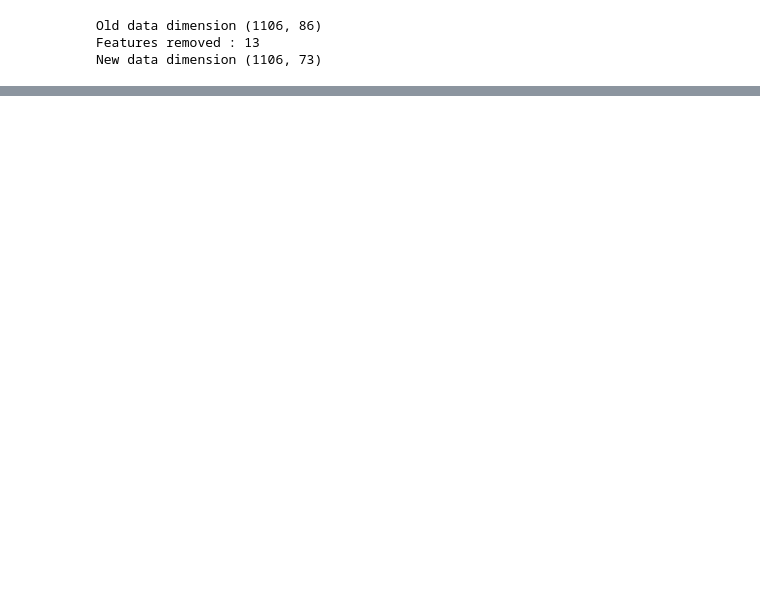
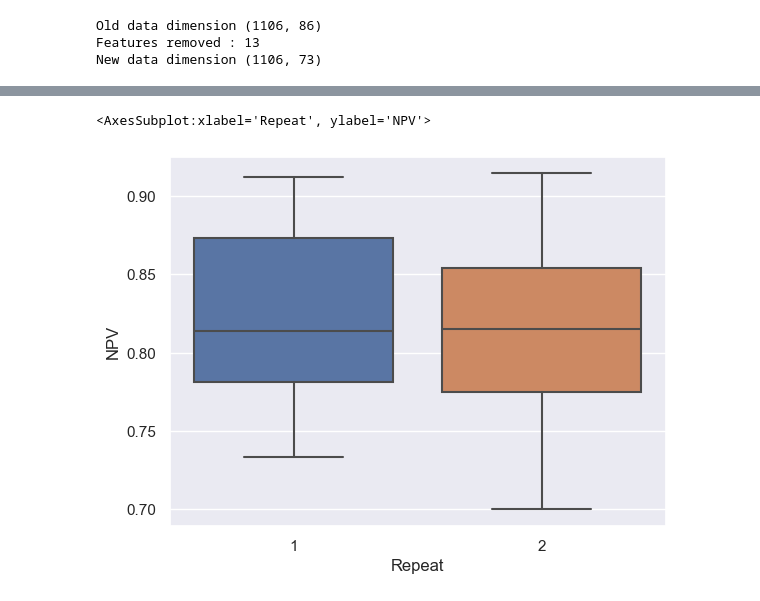
Before and after one commit to renatoquiliche/PaperCienciaDados-PunoPeru, a Jupyter notebook: Python Code/RFC_final.ipynb, the cells around one changed output, grey strips where cells are left out. Drawn from its saved outputs; the diff is of its cells as text; code cells hidden in the pictures; blank space fills up the shorter version.

```diff
--- a/Python Code/RFC_final.ipynb
+++ b/Python Code/RFC_final.ipynb
@@ -83,3 +82,20 @@ Training time:  2319.82275223732  seconds
 # %%
 
 pd.DataFrame(RFC_results.cv_results_).to_csv("..\Resultados\RFC\RFC_results.csv")
+# %%
+cutoff = round(n_iter*0.05)
+
+results_dataset = pd.DataFrame(RFC_results.cv_results_)
+sorted_results = results_dataset.sort_values(by=["rank_test_MCC"])
+
+# Select the 5% best MCC
+step4 = sorted_results.iloc[0:cutoff,:]
+
+# Select the best NPV over 5% best MCC
+step5 = step4.sort_values(by=["rank_test_NPV"])
+print(step4["mean_test_MCC"].iloc[0], step4["mean_test_NPV"].iloc[0])
+print(step5["mean_test_MCC"].iloc[0], step5["mean_test_NPV"].iloc[0])
+
+print("Change in MCC: ", 100*(step5["mean_test_MCC"].iloc[0]-step4["mean_test_MCC"].iloc[0])/(step4["mean_test_MCC"].iloc[0]))
+print("Change in NPV: ", 100*(step5["mean_test_NPV"].iloc[0]-step4["mean_test_NPV"].iloc[0])/(step4["mean_test_NPV"].iloc[0]))
+print("Percentil 5 cutoff: ", cutoff)
@@ -85,0 +158,27 @@ pd.DataFrame(RFC_results.cv_results_).to_csv("..\Resultados\RFC\RFC_results.csv"
+# %%
+import seaborn as sns
+
+NPV_repeats = {"Repeat1": [], "Repeat2": []}
+for i in range(10):
+    NPV_repeats["Repeat1"].append(f'split{i}_test_NPV')
+
+for i in range(10,20):
+    NPV_repeats["Repeat2"].append(f'split{i}_test_NPV')
+
+NPV = pd.DataFrame()
+
+NPV_repeats1 = pd.concat([step5.iloc[0:1].T.loc[NPV_repeats["Repeat1"]].reset_index(),
+            pd.Series(np.ones(10).astype("int"))], axis=1, ignore_index=True)
+
+NPV_repeats2 = pd.concat([step5.iloc[0:1].T.loc[NPV_repeats["Repeat2"]].reset_index(),
+            pd.Series(np.ones(10).astype("int"))+1], axis=1, ignore_index=True)
+
+
+NPV_repeats = pd.concat([NPV_repeats1, NPV_repeats2], axis=0)
+NPV_repeats.columns = ["experiment", "NPV", "Repeat"]
+
+sns.set_theme()
+sns.boxplot(data=NPV_repeats, y="NPV", x="Repeat")
+# %% [output]
+<AxesSubplot:xlabel='Repeat', ylabel='NPV'>
+[figure, added]
```
Also changed, not shown: parts of 6 cells of this notebook, 2 other files.
